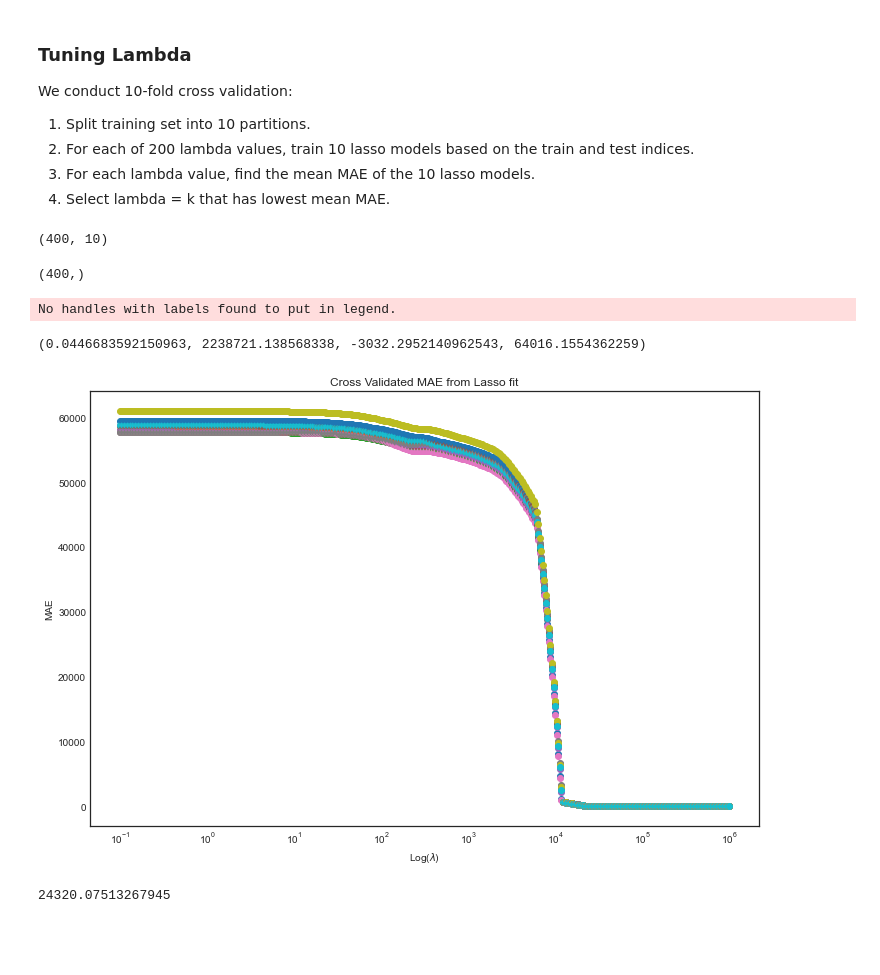
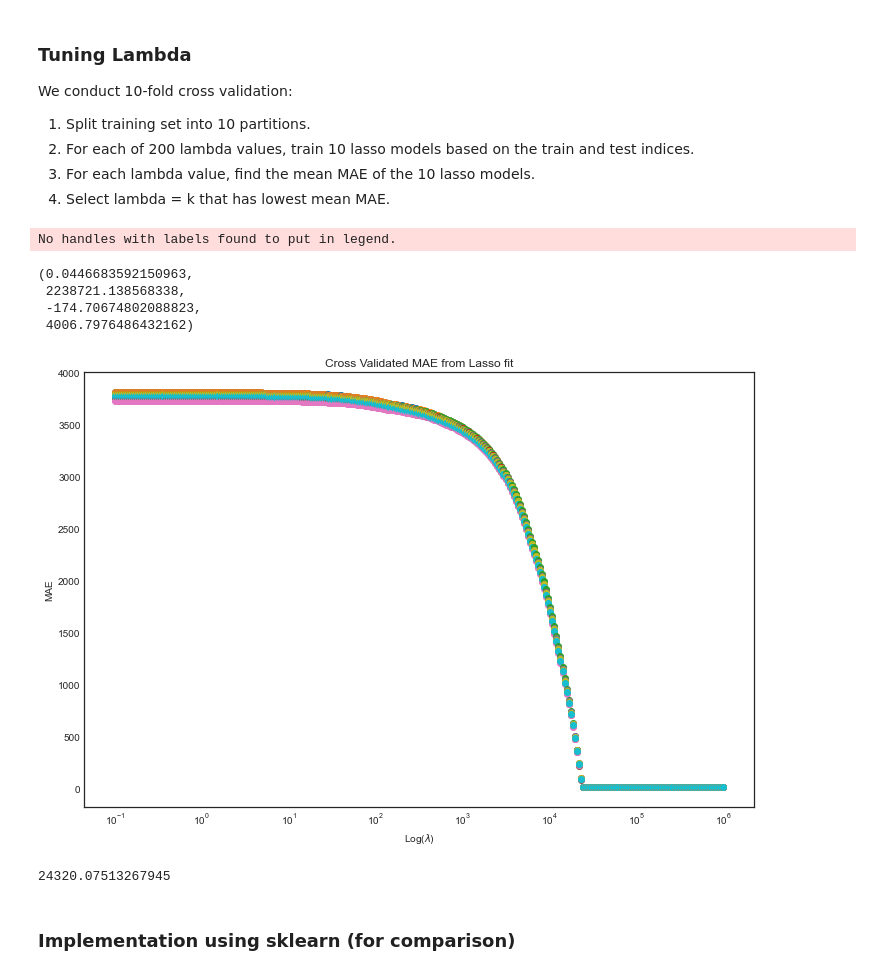
Before and after one commit to Sgipn/Airbnb_PricePred, a Jupyter notebook: notebooks/Lasso Regression.ipynb, the cells around one changed output. Cells and saved outputs as stored; diff of their text form; code cells hidden in the pictures; blank space fills up the shorter version.

Commit message:
32 variable dataset (model w/ and w/out intercept)

```diff
--- a/notebooks/Lasso Regression.ipynb
+++ b/notebooks/Lasso Regression.ipynb
@@ -236,0 +258,14 @@ plt.axis('tight')
+# %%
+#Plot results
+n,_ = theta_lasso_intercept.shape
+plt.figure(figsize = (12,8))
+
+for i in range(n):
+    plt.plot(lamda, theta_lasso_intercept[i], label = cols[i])
+
+plt.xscale('log')
+plt.xlabel('Log($\\lambda$)')
+plt.ylabel('Coefficients')
+plt.title('Lasso Paths')
+plt.legend(bbox_to_anchor=(1.04,1), loc="upper left")
+plt.axis('tight')
@@ -269,10 +307,10 @@ def bootstrap(k,X_df,y_df,response_name,design_names):
     return sample_X,sample_y # sample_X is k x n x p, sample_y is k x n x 1
 '''`
 # %%
-def lambda_tune(X_train,y_train):
+def lambda_tune(X_train,y_train, intercept):
 
-    all_mae = list() # 200 total entries (lambda), each entry has 10 entries (10-fold)
-    lamda = np.logspace(0,7,400)/10 #Range of lambda values
+    all_mae = list() # 300 total entries (lambda), each entry has 10 entries (10-fold)
+    lamda = np.logspace(0,7,300)/10 #Range of lambda values
 
     kf = KFold(n_splits = 10, random_state = True, shuffle = True)
 
@@ -289,51 +327,54 @@ def lambda_tune(X_train,y_train):
             initial_theta = np.ones((p,1))
             MAE = 0
 
-            theta = coordinate_descent_lasso(initial_theta,temp_X_train,temp_y_train,lamda = l, num_iters=100) # fit lasso model
-            y_pred = temp_X_test @ theta                         # Predicted response values based on beta coefficients
+            if intercept == True:
+                theta = coordinate_descent_lasso(initial_theta,temp_X_train,temp_y_train,lamda = l, num_iters=100, intercept = True) # fit lasso model
+                y_pred = temp_X_test @ theta                         # Predicted response values based on beta coefficients
+            else:
+                theta = coordinate_descent_lasso(initial_theta,temp_X_train,temp_y_train,lamda = l, num_iters=100) # fit lasso model
+                y_pred = temp_X_test @ theta                         # Predicted response values based on beta coefficients
             for i in range(len(test_index)):
                 MAE += abs(temp_y_test[i][0] - y_pred[i])
             MAE = MAE/n                                         # Finding MAE of each lasso model (10) for each lambda (200)
             mae_vals.append(MAE)
         all_mae.append(mae_vals)                                # Appending 10 MAE values from 10 fitted lasso models
     return all_mae, lamda
-
-all_mae,lamda = lambda_tune(X_train,y_train)
-# %%
-np.shape(all_mae)
-# %% [output]
-(400, 10)
-# %%
-np.shape(lamda)
-# %% [output]
-(400,)
+# %%
+all_mae,lamda = lambda_tune(X_train,y_train, intercept = False)
+# %%
+all_mae_intercept, lamda = lambda_tune(X_train,y_train, intercept = True)
 # %%
-# Plotting MAE against lamda
+# Plotting MAE against lamda (model with intercept)
 
-n = 400
+n = 300
 plt.figure(figsize = (12,8))
 
 for i in range(n):
     for j in range(10):
         plt.scatter(lamda[i], all_mae[i][j])
 
 plt.xscale('log')
 plt.xlabel('Log($\\lambda$)')
 plt.ylabel('MAE')
 plt.title('Cross Validated MAE from Lasso fit')
 plt.legend()
 plt.axis('tight')
 # %% [output]
 No handles with labels found to put in legend.
-(0.0446683592150963, 2238721.138568338, -3032.2952140962543, 64016.1554362259)
+(0.0446683592150963,
+ 2238721.138568338,
+ -174.70674802088823,
+ 4006.7976486432162)
-[figure, old version]
+[figure, new version]
-# %%
-# Finding the minimum lamda value
-allmeans = list()
-for i in range(400):
-    allmeans.append(np.mean(all_mae[i]))
-
-min_index = allmeans.index(min(allmeans))
-lamda[min_index]
-# %% [output]
-24320.07513267945
+# %%
+# Finding the minimum lamda value
+allmeans = list()
+for i in range(400):
+    allmeans.append(np.mean(all_mae[i]))
+
+min_index = allmeans.index(min(allmeans))
+lamda[min_index]
+# %% [output]
+24320.07513267945
+# %% [markdown]
+### Implementation using sklearn (for comparison)
```
Also changed, not shown: parts of 13 cells of this notebook.
